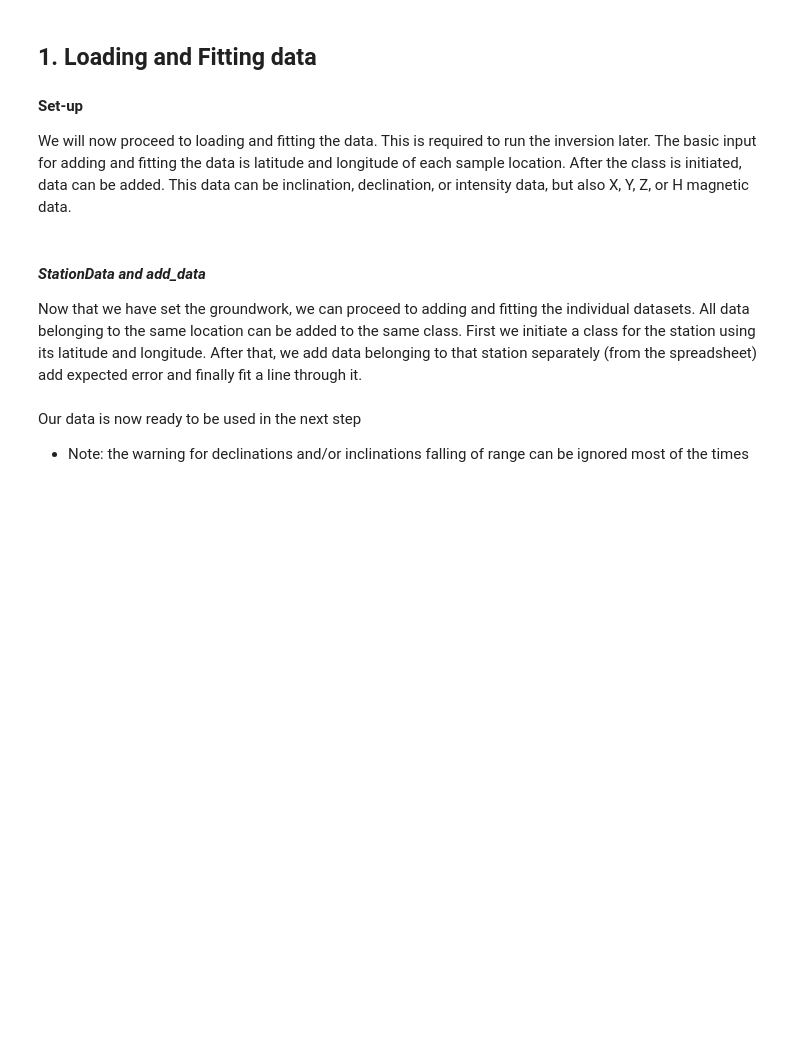
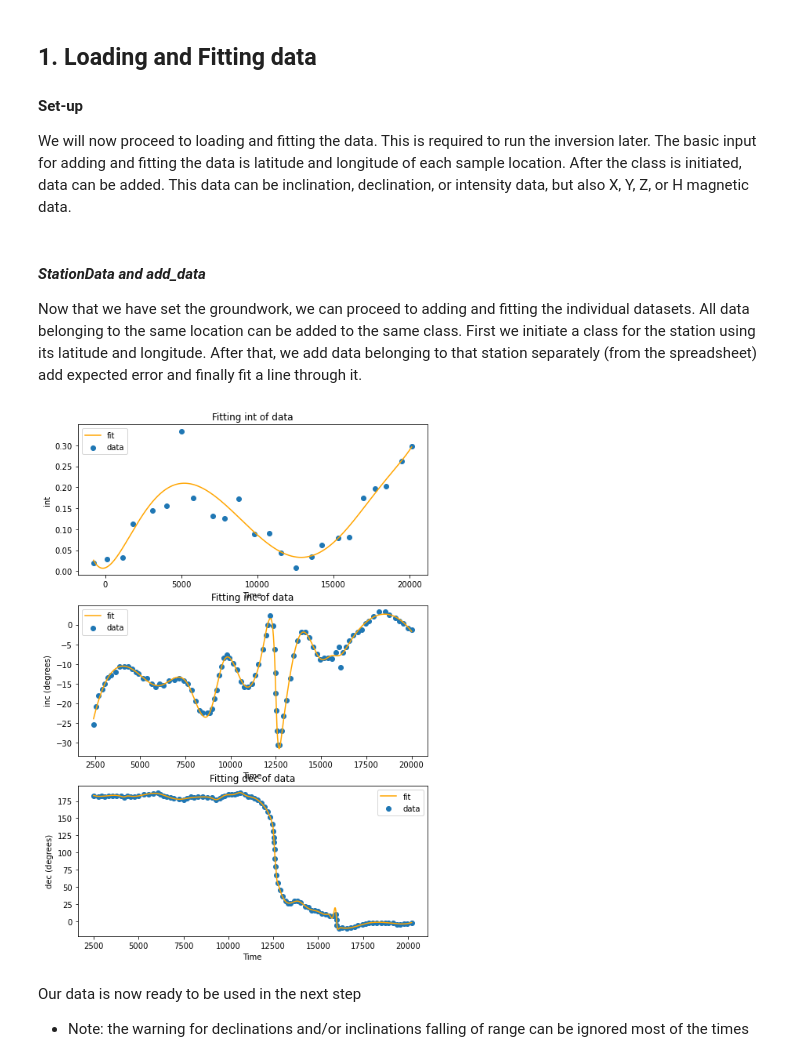
Before and after one commit to outfrenk/pymaginverse, a Jupyter notebook: doc/Tutorial Geomagnetic Field Inversions.ipynb, the cells around one changed output. Drawn from its saved outputs; the diff is of its cells as text; code cells hidden in the pictures; blank space fills up the shorter version.

```diff
--- a/doc/Tutorial Geomagnetic Field Inversions.ipynb
+++ b/doc/Tutorial Geomagnetic Field Inversions.ipynb
@@ -44,24 +44,26 @@ path = Path().absolute()
 excel = pd.ExcelFile(path / 'first run_reversetime.xlsx')
 # the latitude and longitude of out 6 stations in degrees
 lat = [0.1, 35.0, 8.0, 35.9, 5.0, 60.7]
-lon = [336.7, 140.0, 121.0, 243.0, 73.0, 336.6]
+lon = [336.7-360, 140.0, 121.0, 243.0-360, 73.0, 336.6-360]
 # %% [markdown]
 #### *StationData and add_data*
 Now that we have set the groundwork, we can proceed to adding and fitting the individual datasets. All data belonging to the same location can be added to the same class. First we initiate a class for the station using its latitude and longitude. After that, we add data belonging to that station separately (from the spreadsheet) add expected error and finally fit a line through it.
 # %%
 # Start by initializing a new class using latitude and longitude of the station
 oda_2000 = StationData(lat[2], lon[2])
 
 # We inputted time as kiloyears, so our timefactor is 1000
-oda_2000.add_data('int', (pd.read_excel(excel, 'Oda_2000').iloc[:, [4, 5]].dropna().T.values.tolist()), 1000, error=1)
-oda_2000.add_data('inc', (pd.read_excel(excel, 'Oda_2000').iloc[:, [0, 1]].dropna().T.values.tolist()), 1000, error=np.radians(10))
-oda_2000.add_data('dec', (pd.read_excel(excel, 'Oda_2000').iloc[:, [2, 3]].dropna().T.values.tolist()), 1000, error=np.radians(10))
+oda_2000.add_data('int', (pd.read_excel(excel, 'Oda_2000').iloc[:, [4, 5]].dropna().T.values.tolist()), 1000, error=[3])
+oda_2000.add_data('inc', (pd.read_excel(excel, 'Oda_2000').iloc[:, [0, 1]].dropna().T.values.tolist()), 1000, error=[np.radians(10)])
+oda_2000.add_data('dec', (pd.read_excel(excel, 'Oda_2000').iloc[:, [2, 3]].dropna().T.values.tolist()), 1000, error=[np.radians(10)])
 
 # The fitting method fits a line through the data points
 # Since we specified output, we we will see the resulting graphs
 fig, axes = plt.subplots(3, 1, figsize=(8, 12))
 oda_2000.fitting(order=[8, 3, 3], smoothing=[None, 50, 100], method=['polyfit', 'USpline', 'USpline'], ax=axes)
 plt.show()
+# %% [output]
+[figure, added]
 # %%
 # Now we fit the rest, but do not show the output
 # By providing output='YOUR_PATH_NAME' you can observe the plots
```
Also changed, not shown: parts of 8 cells of this notebook, 1 other file.
